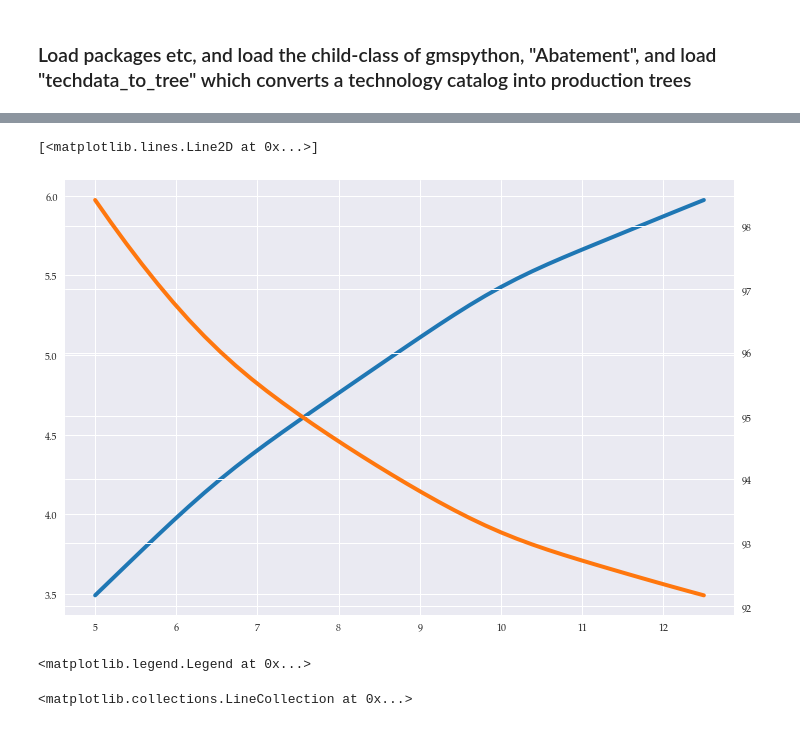
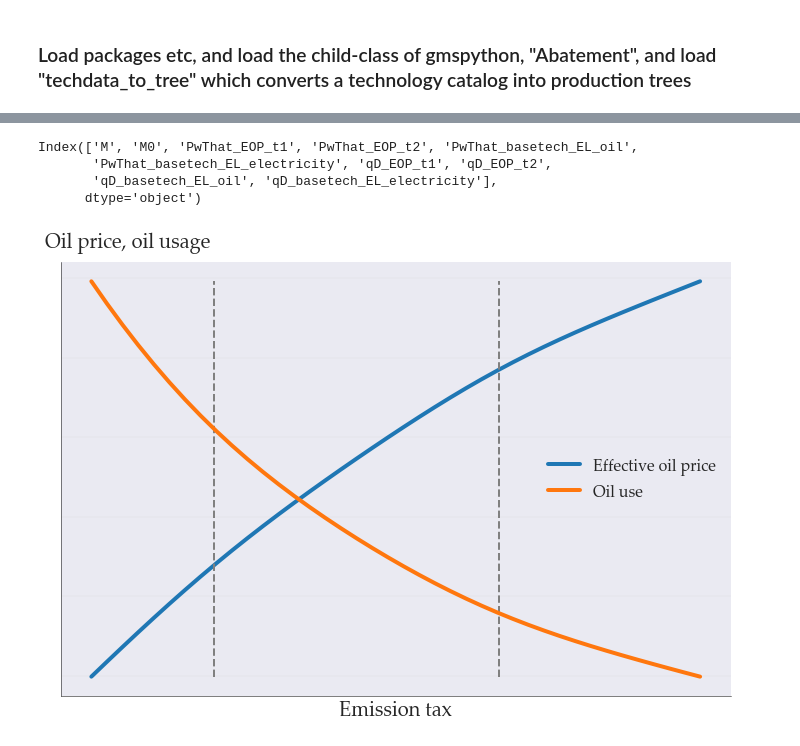
Before and after one commit to ChampionApe/GPM_v05, a Jupyter notebook: examples/Abatement/Abatement_simulation_IDandEOP.ipynb, the cells around one changed output, grey strips where cells are left out. Drawn from its saved outputs; the diff is of its cells as text; code cells hidden in the pictures.

```diff
--- a/examples/Abatement/Abatement_simulation_IDandEOP.ipynb
+++ b/examples/Abatement/Abatement_simulation_IDandEOP.ipynb
@@ -10,6 +10,9 @@ data_folder = os.getcwd()+'\\Data'
 gams_folder = data_folder + "\\..\\gamsmodels\\Main"
 # from mpl_toolkits.axisartist.axislines import AxesZero
 from matplotlib.ticker import NullFormatter
-# pickle_path =
+from cycler import cycler
+import warnings
+colors = "#1f77b4 #ff770e #2ca02c #d62728".split()
+plt.rcParams.update({"axes.prop_cycle":cycler(color=colors)})
 # %% [output]
 The file_gams_py_gdb0.gdx is still active and was not deleted.
@@ -29,12 +29,5 @@ dfID = pd.read_csv("ID_df.csv").set_index("pM")
-# %%
-def translate(col):
-    translate = {
-        "M":"Emissions",
-        "pM":"Price of emissions",
-        "effective_oil_price":"Effective oil price",
-        "oil":"Oil use"
-    }
-    if col in translate:
-        return translate[col]
-    else:
-        return col
+# %%
+#START HER MED NYE FIGURER FRA PICKLES.
+catalog = "techdata_dors_2"
+with (open(catalog + ".pkl", "rb")) as f:
+    df = pickle.load(f)
@@ -40,0 +85,2 @@ def translate(col):
+# %%
+vlines = df[["PwThat_EOP_t1", "PwThat_EOP_t2"]].mean().to_list()
@@ -41,14 +104,31 @@ def translate(col):
+# %%
+#Fra da der skulle laves 2 oven i hinanden
+# ax2 = ax.twinx()
+# ax2.plot(df.index, col, data=dfID, label=translate(col) + ", ID", linewidth=4, color="#ff770e")
+
+df.columns
+# %% [output]
+Index(['M', 'M0', 'PwThat_EOP_t1', 'PwThat_EOP_t2', 'PwThat_basetech_EL_oil',
+       'PwThat_basetech_EL_electricity', 'qD_EOP_t1', 'qD_EOP_t2',
+       'qD_basetech_EL_oil', 'qD_basetech_EL_electricity'],
+      dtype='object')
 # %%
-#First figure, with oil price and oil usage
+#Figure with oil price and oil usage
 fig = plt.figure(figsize=(12, 8))
 fig.add_subplot(1, 1, 1)
 ax = fig.get_axes()[0]
-col = "effective_oil_price"
-ax.plot(dfEOP.index, col, data=dfEOP, label=translate(col), linewidth=4, color="#1f77b4")
+col = "PwThat_basetech_EL_oil"
+ax.plot(df.index, col, data=df, label=translate(col), linewidth=4, color=colors[0])
 ax2 = ax.twinx()
-col = "oil"
-ax2.plot(dfEOP.index, col, data=dfEOP, label=translate(col), linewidth=4, color="#ff770e")
-#
+col = "qD_basetech_EL_oil"
+ax2.plot(df.index, col, data=df, label=translate(col), linewidth=4, color=colors[1])
+lines, labels = ax.get_legend_handles_labels()
+lines = lines + ax2.get_legend_handles_labels()[0]
+labels = labels + ax2.get_legend_handles_labels()[1]
+ax.legend(lines, labels, fontsize=16, loc="right")
+ax2.vlines(x=vlines, ymin=df[col].min(), ymax=df[col].max(), ls='--', color="grey", lw=2)
+format_double_axes(ax, ax2, "Emission tax", "Oil price, oil usage")
+fig.savefig("oil_" + catalog + ".pdf", bbox_inches="tight", transparent=True, facecolor="none", edgecolor='none')
+del fig, ax, ax2
 # %% [output]
-[<matplotlib.lines.Line2D at 0x...>]
-[figure, old version]
+[figure, new version]
@@ -59,8 +134,0 @@ labels = labels + ax2.get_legend_handles_labels()[1]
-# %%
-ax.legend(lines, labels, fontsize=16, loc="right")
-# %% [output]
-<matplotlib.legend.Legend at 0x...>
-# %%
-ax2.vlines(x=[6.5, 10], ymin=dfEOP[col].min(), ymax=dfEOP[col].max(), ls='--', color="grey", lw=2)
-# %% [output]
-<matplotlib.collections.LineCollection at 0x...>
```
Also changed, not shown: parts of 15 cells of this notebook, 20 other files.
